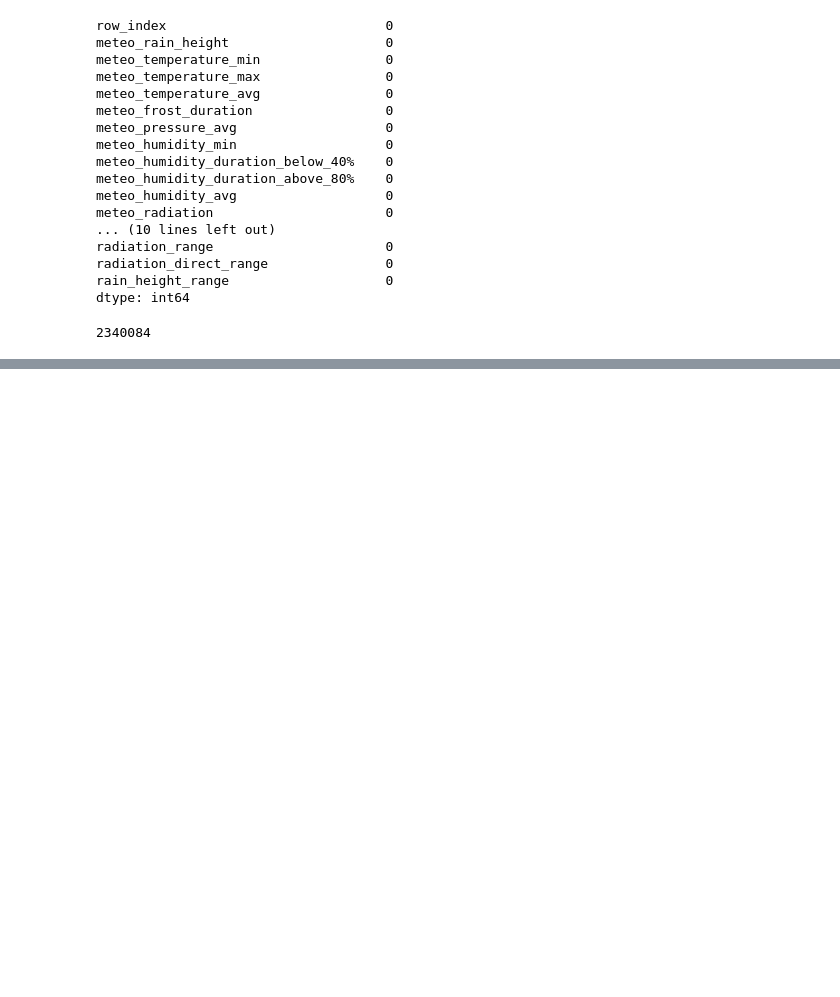
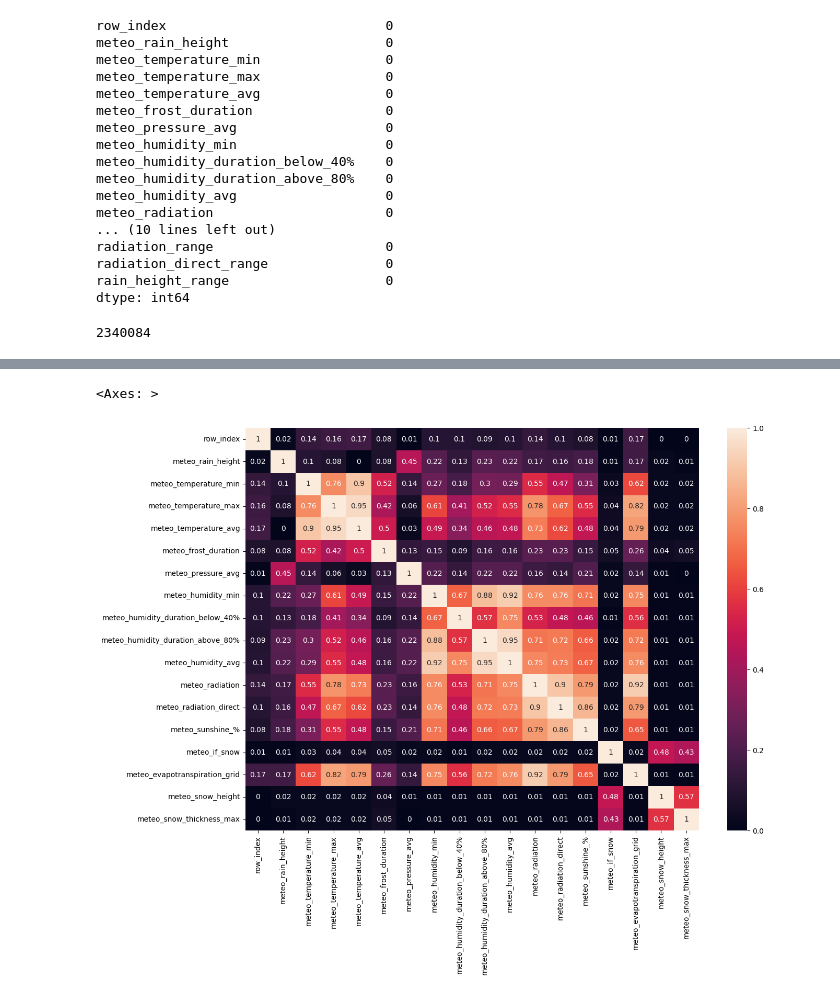
Before and after one commit to AmirBraham/Hi-ckathon-5, a Jupyter notebook: salah_notebook2.ipynb, the cells around one changed output, grey strips where cells are left out. Drawn from its saved outputs; the diff is of its cells as text; code cells hidden in the pictures; blank space fills up the shorter version.

Commit message:
meteo_data_cleaning

```diff
--- a/salah_notebook2.ipynb
+++ b/salah_notebook2.ipynb
@@ -325,3 +325,5 @@ dtype: int64
 len(data_meteo_part)
 # %% [output]
 2340084
+# %%
+data_meteo_part.drop(columns=['rain_height_range','radiation_direct_range','radiation_range','frost_range','evapotranspiration_range','temp_range_min','temp_range_max'], inplace = True)
@@ -327,0 +339,6 @@ len(data_meteo_part)
+# %%
+plt.figure(figsize=(14,10))
+sns.heatmap(data_meteo_part.corr().abs().round(2),annot=True)
+# %% [output]
+<Axes: >
+[figure, added]
```
Also changed, not shown: parts of 1 cell of this notebook.
